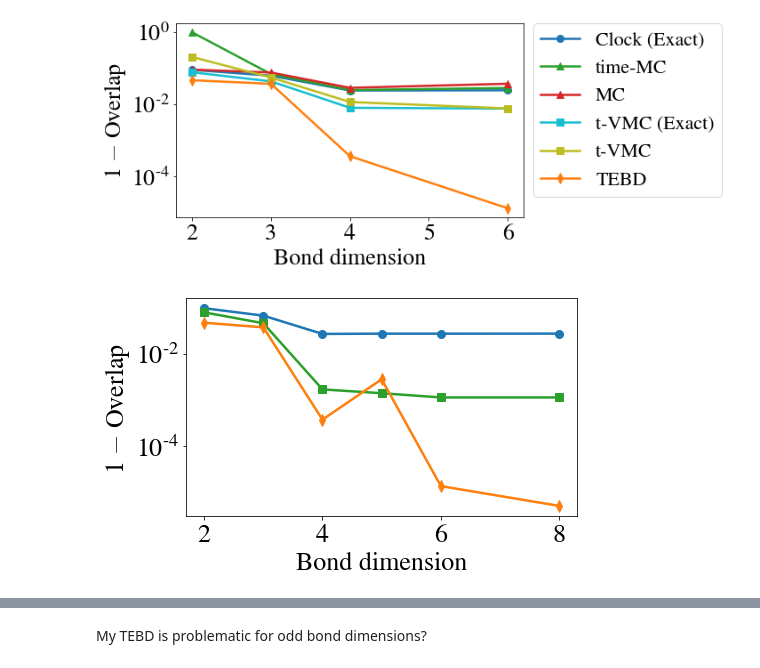
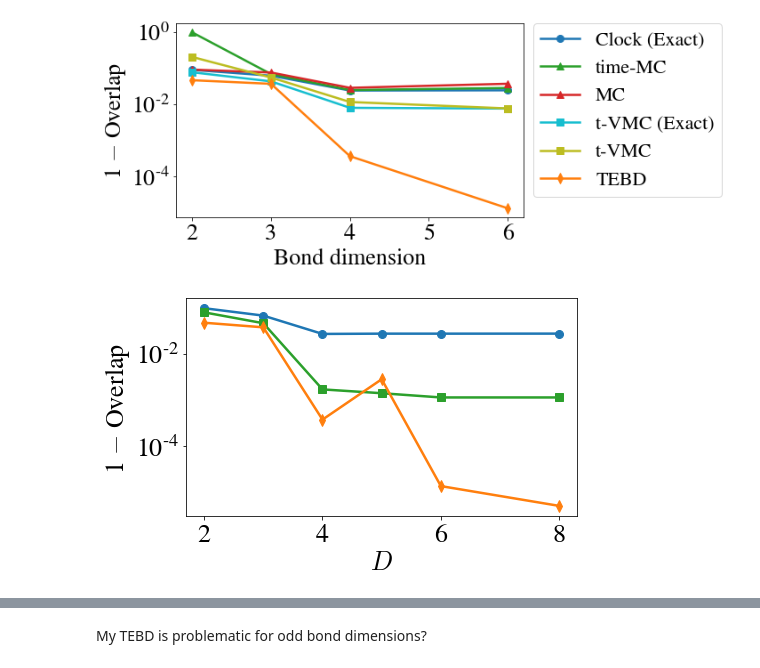
Before and after one commit to stavros11/Time-Evolution, a Jupyter notebook: mps_trotter.ipynb, the cells around one changed output, grey strips where cells are left out. Cells and saved outputs as stored; diff of their text form; code cells hidden in the pictures.

```diff
--- a/mps_trotter.ipynb
+++ b/mps_trotter.ipynb
@@ -97,35 +97,35 @@ for d_bond in bond_list:
     overlaps["TEBD"].append(utils.averaged_overlap(exact_state, trotter_state))
 
     #full = mps_trotter.TFIMFull(exact_state[0], d_bond, dt, h=h_ev)
     #full_state = full.dense_evolution(time_steps)
     #overlaps["Full"].append(utils.averaged_overlap(exact_state, full_state))
 
     clock_hist = h5py.File("{}/N={}/allstates_mpsD{}_N{}M{}.h5py".format(data_dir, n_sites, d_bond, n_sites, time_steps), "r")
     overlaps["Clock"].append(clock_hist["overlaps"][-1])
     clock_hist.close()
 
 
 tvmc_hist = h5py.File("{}/N={}/tvmc_allstates_mpsd2_8_N{}M{}.h5py".format(data_dir, n_sites, n_sites, time_steps), "r")
 overlaps["t-VMC"] = list(tvmc_hist["avg_overlaps"][()])
 overlaps["t-VMC"].pop(-2)
 tvmc_hist.close()
 
 
 plt.figure(figsize=(7, 4))
 #plt.title("MPS, $N={}$, $T={}$".format(n_sites, time_steps))
 plot_list = [("Clock", "o", cp[0]),
              ("t-VMC", "s", cp[2]),
              ("TEBD", "d", cp[1])]
 for k, m, c in plot_list:
     plt.semilogy(bond_list, 1 - np.array(overlaps[k]), color=c, marker=m, markersize=8, linewidth=2.5, label=k)
-plt.xlabel("Bond dimension")
+plt.xlabel("$D$")
 plt.ylabel("1 $-$ Overlap")
 #plt.legend(loc='upper right', bbox_to_anchor=(1.2, 1.6), fontsize=22)
 #plt.legend(loc='upper right', bbox_to_anchor=(1.6, 1.05), fontsize=22)
 #plt.show()
 plt.savefig("overlap_clock_tebd_tvmc.pdf", bbox_inches='tight')
 # %% [output]
-[figure, old version]
+[figure, new version]
 # %%
 n_sites = 6
 h_init = 1.0
```
Also changed, not shown: parts of 5 cells of this notebook.
